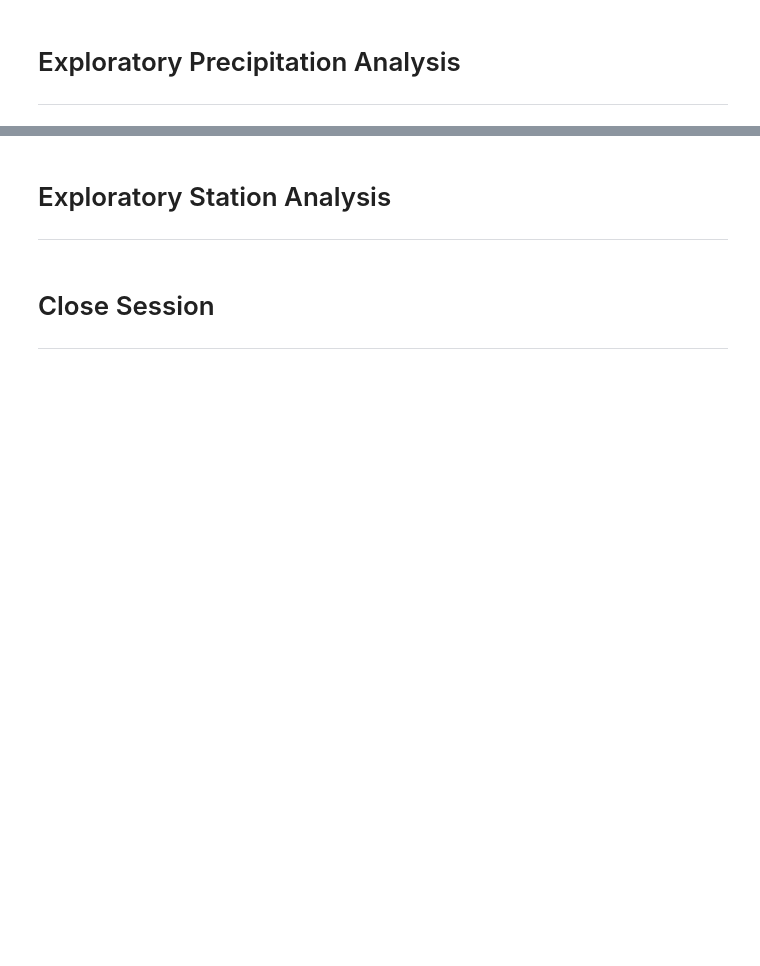
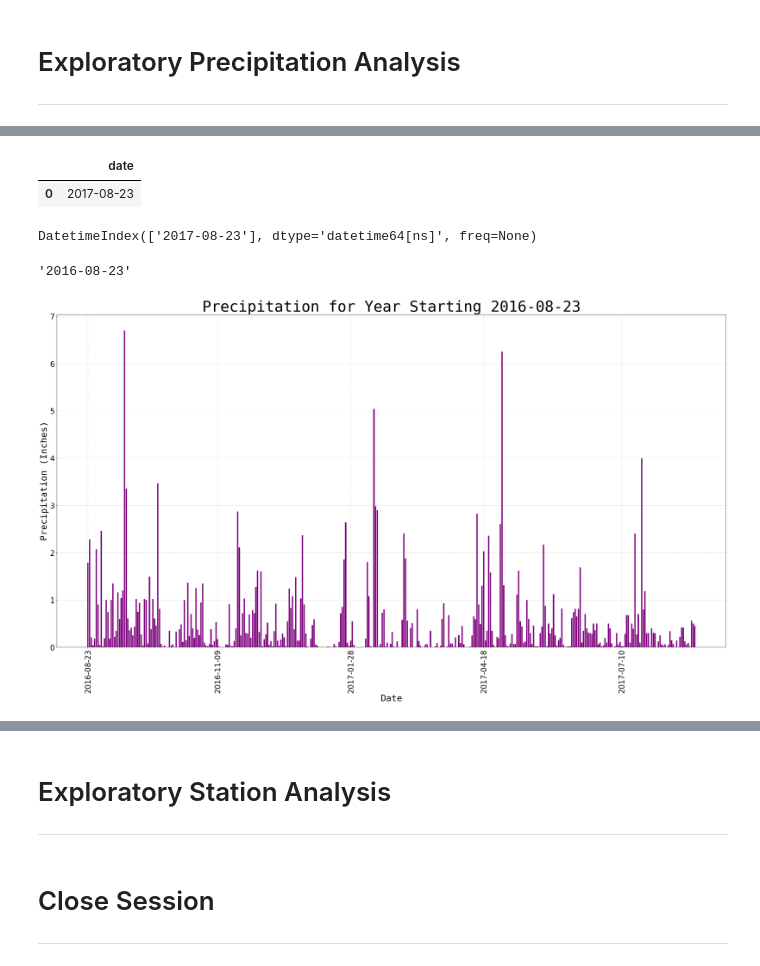
Before and after one commit to martabaker/ds_module_10_adv_sql, a Jupyter notebook: Starter_Code/Climate.ipynb, the cells around one changed output, grey strips where cells are left out. Cells and saved outputs as stored; diff of their text form; code cells hidden in the pictures; blank space fills up the shorter version.

Commit message:
Finished Precip Analysis

```diff
--- a/Starter_Code/Climate.ipynb
+++ b/Starter_Code/Climate.ipynb
@@ -54,9 +63,12 @@ first_row.__dict__
 query = """
         Select date
         From measurement
-        Order By Date Desc
+        Order By date Desc
         Limit 1
         """
 
 date = pd.read_sql(text(query), con=engine)
 date
+# %% [output]
+|  | date |
+| 0 | 2017-08-23 |
@@ -62,0 +78,49 @@ date
+# %%
+# Making the latest date into a datetime
+latest_date_str = pd.to_datetime(latest_date)
+latest_date_str
+# %% [output]
+DatetimeIndex(['2017-08-23'], dtype='datetime64[ns]', freq=None)
+# %%
+# Finding the year before of the date using DateOffset (gotten from: https://stackoverflow.com/a/31170136/23471668)
+year_before = latest_date_str - pd.DateOffset(years=1)
+# %%
+# Convert the year_before DatetimeIndex into a date; code from Xpert
+year_before_str = year_before.strftime('%Y-%m-%d')
+year_before_str[0]
+# %% [output]
+'2016-08-23'
+# %%
+# Finding all values in the range year_before to latest_date_str (because it's an index, need to call the first item)
+query_results = session.query(Measurement.date, Measurement.prcp).filter(Measurement.date >= year_before_str[0]).all()
+# %%
+# Create the new DataFrame
+# Set column names
+column_names = ['date', 'precipitation']
+
+last_year_precip = pd.DataFrame(query_results, columns=column_names).sort_values(by='date')
+# %%
+# Make the plot
+x = last_year_precip.date
+y = last_year_precip.precipitation
+
+# Step 2: Create the Canvas
+plt.figure(figsize=(40,20))
+
+# Step 3: Create the skeleton plot
+plt.bar(x, y, color="Purple")
+
+# Step 4: Customization
+# No need to include x-label since its obvious
+plt.ylabel("Precipitation (Inches)", fontsize=30, fontfamily="monospace")
+plt.xlabel("Date", fontsize=30, fontfamily="monospace")
+plt.title(f"Precipitation for Year Starting {year_before_str[0]}", fontsize=50, fontfamily="monospace")
+plt.yticks(fontsize=25)
+plt.xticks(fontsize=25, ticks=['2016-08-23', '2016-11-09', '2017-01-28', '2017-04-18', '2017-07-10'], rotation=90)
+plt.grid(color="gray", linestyle="--", alpha=.4)
+
+
+# Step 5: Show/Save the plot
+plt.show()
+# %% [output]
+[figure, added]
```
Also changed, not shown: parts of 4 cells of this notebook.
